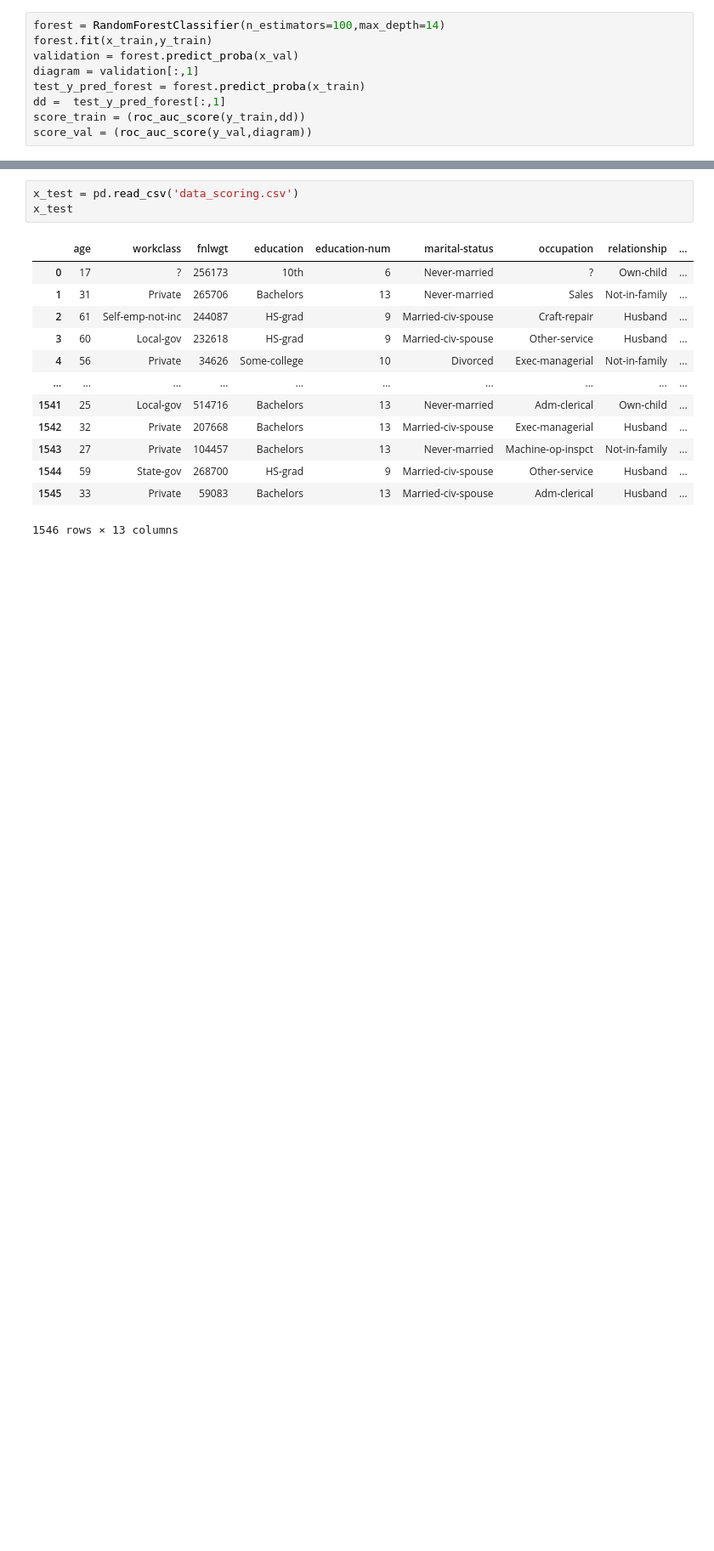
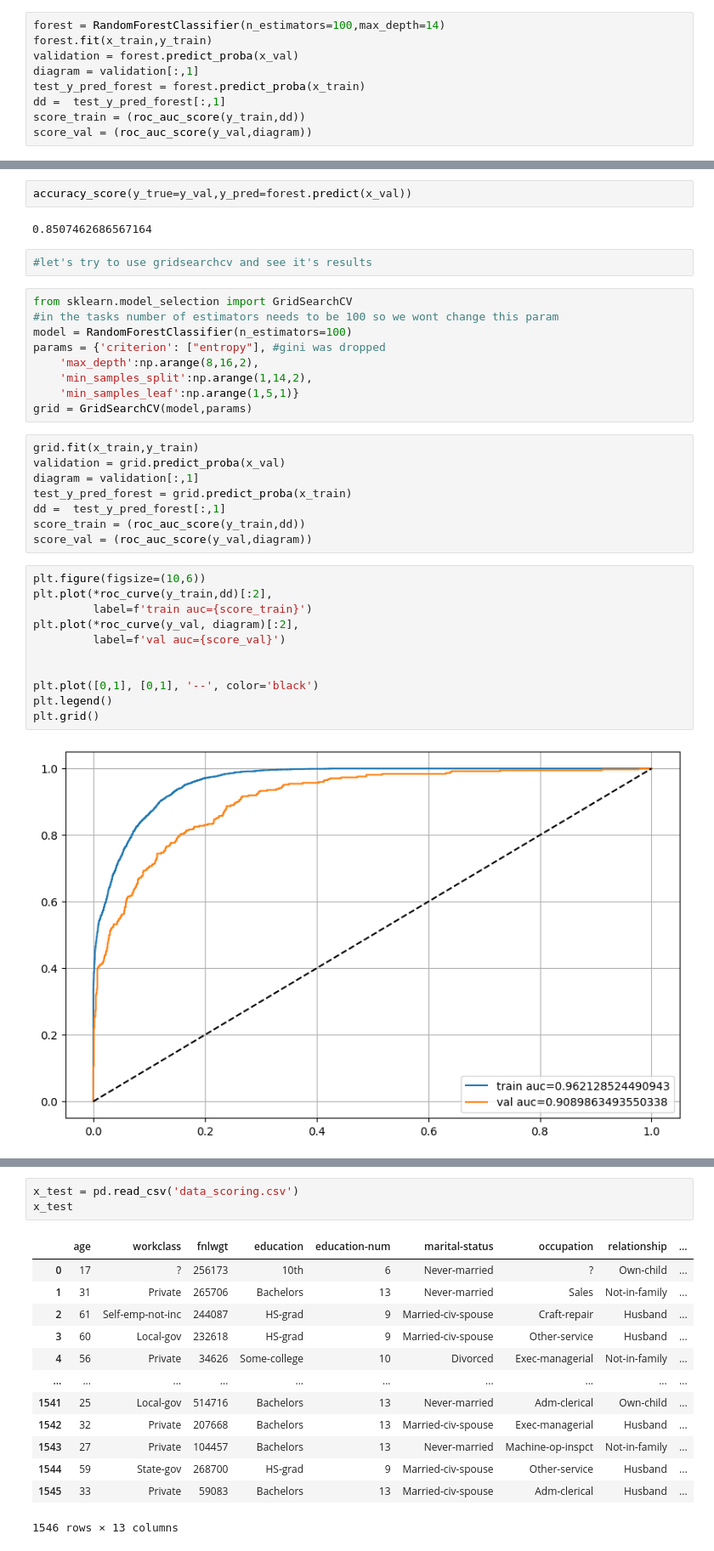
Before and after one commit to DeadArcadiy/ds_data_scoring, a Jupyter notebook: assssssss.ipynb, the cells around one changed output, grey strips where cells are left out. Shown at 85% size. Cells and saved outputs as stored; diff of their text form; blank space fills up the shorter version.

Commit message:
first try to make it using grid search

```diff
--- a/assssssss.ipynb
+++ b/assssssss.ipynb
@@ -147,0 +134,36 @@ plt.grid()
+# %%
+accuracy_score(y_true=y_val,y_pred=forest.predict(x_val))
+# %% [output]
+0.8507462686567164
+# %%
+#let's try to use gridsearchcv and see it's results
+# %%
+from sklearn.model_selection import GridSearchCV
+#in the tasks number of estimators needs to be 100 so we wont change this param
+model = RandomForestClassifier(n_estimators=100)
+params = {'criterion': ["entropy"], #gini was dropped
+    'max_depth':np.arange(8,16,2),
+    'min_samples_split':np.arange(1,14,2),
+    'min_samples_leaf':np.arange(1,5,1)}
+grid = GridSearchCV(model,params)
+# %%
+grid.fit(x_train,y_train)
+validation = grid.predict_proba(x_val)
+diagram = validation[:,1]
+test_y_pred_forest = grid.predict_proba(x_train)
+dd =  test_y_pred_forest[:,1]
+score_train = (roc_auc_score(y_train,dd))
+score_val = (roc_auc_score(y_val,diagram))
+# %%
+plt.figure(figsize=(10,6))
+plt.plot(*roc_curve(y_train,dd)[:2],
+         label=f'train auc={score_train}')
+plt.plot(*roc_curve(y_val, diagram)[:2],
+         label=f'val auc={score_val}')
+
+
+plt.plot([0,1], [0,1], '--', color='black')
+plt.legend()
+plt.grid()
+# %% [output]
+[figure, added]
```
Also changed, not shown: parts of 14 cells of this notebook, 1 other file.
